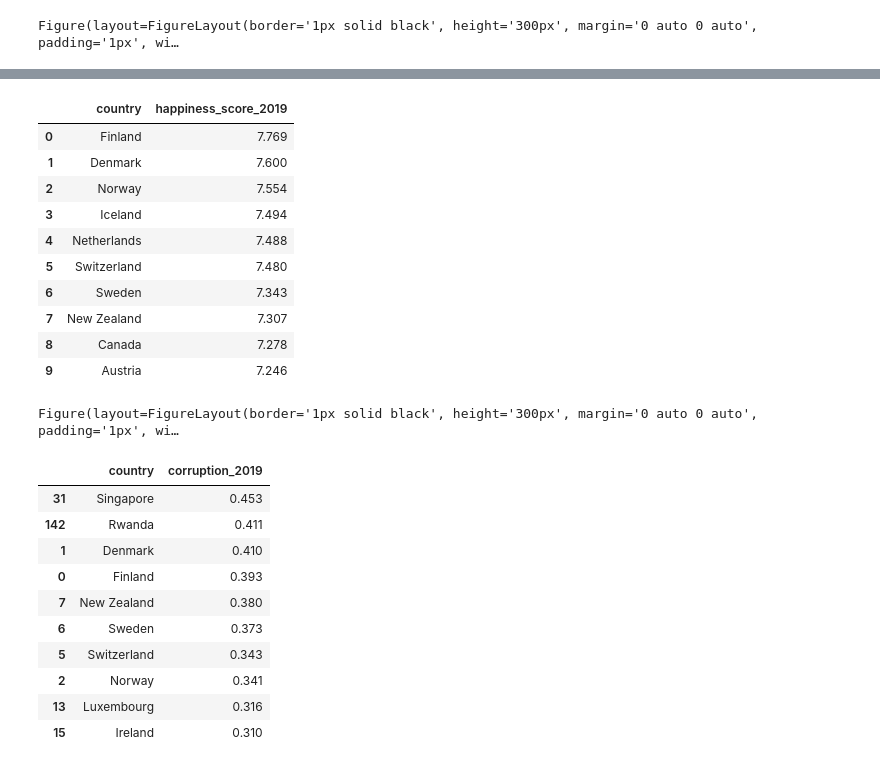
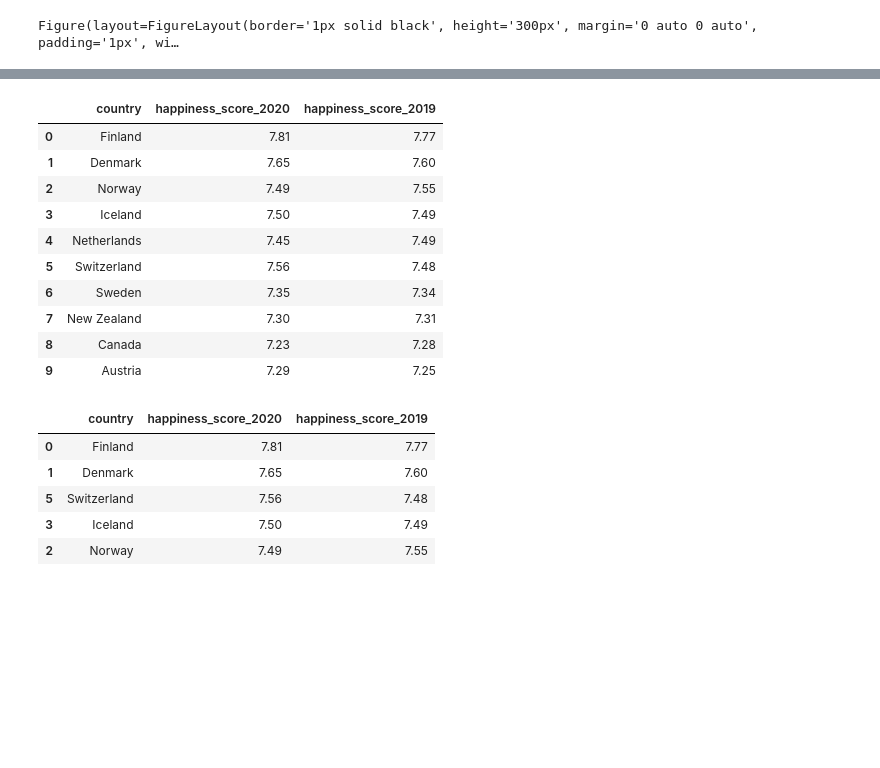
Before and after one commit to josiedeleon/Team9--Project1, a Jupyter notebook: Project 1 Happiness.ipynb, the cells around one changed output, grey strips where cells are left out. Saved outputs shown, nothing was run; the diff lists cells and outputs as text; code cells hidden in the pictures; blank space fills up the shorter version.

```diff
--- a/Project 1 Happiness.ipynb
+++ b/Project 1 Happiness.ipynb
@@ -118,0 +393,3 @@ Figure(layout=FigureLayout(border='1px solid black', height='300px', margin='0 a
+# %%
+happiness_report = Merge1920_df
+happiness_report
@@ -119,52 +410,26 @@ Figure(layout=FigureLayout(border='1px solid black', height='300px', margin='0 a
 # %%
-coord_merge_df[["country","happiness_score_2019"]].head(10)
+happyscore_byyear = round(happiness_report.filter(['country','happiness_score_2020','happiness_score_2019']),2)
+happyscore_byyear.head(10)
 # %% [output]
-|  | country | happiness_score_2019 |
-| 0 | Finland | 7.769 |
-| 1 | Denmark | 7.600 |
-| 2 | Norway | 7.554 |
-| 3 | Iceland | 7.494 |
-| 4 | Netherlands | 7.488 |
-| 5 | Switzerland | 7.480 |
-| 6 | Sweden | 7.343 |
-| 7 | New Zealand | 7.307 |
-| 8 | Canada | 7.278 |
-| 9 | Austria | 7.246 |
+|  | country | happiness_score_2020 | happiness_score_2019 |
+| 0 | Finland | 7.81 | 7.77 |
+| 1 | Denmark | 7.65 | 7.60 |
+| 2 | Norway | 7.49 | 7.55 |
+| 3 | Iceland | 7.50 | 7.49 |
+| 4 | Netherlands | 7.45 | 7.49 |
+| 5 | Switzerland | 7.56 | 7.48 |
+| 6 | Sweden | 7.35 | 7.34 |
+| 7 | New Zealand | 7.30 | 7.31 |
+| 8 | Canada | 7.23 | 7.28 |
+| 9 | Austria | 7.29 | 7.25 |
-# %%
-# Plot 2019 Trust in Government Heatmap
-coord_merge_df = coord_merge_df.sort_values(by="corruption_2019", ascending=False)
-figure_layout = {
-    'width': '400px',
-    'height': '300px',
-    'border': '1px solid black',
-    'padding': '1px',
-    'margin': '0 auto 0 auto'
-}
-fig = gmaps.figure(layout=figure_layout,map_type='HYBRID')
-
-corrupt_layer = gmaps.heatmap_layer(coord_merge_df[["lat","lng"]].head(10), coord_merge_df["corruption_2019"].head(10))
-corrupt_layer.max_intensity = 1
-corrupt_layer.point_radius = 5
-corrupt_layer.dissipating = False
-
-happyscore_byyear = round(happiness_report.filter(['country','happiness_score_2020','happiness_score_2019']),2)
-fig.add_layer(corrupt_layer)
-fig
-# %% [output]
-Figure(layout=FigureLayout(border='1px solid black', height='300px', margin='0 auto 0 auto', padding='1px', wi…
 # %%
 happyscore_byyear.sort_values(by=['happiness_score_2020'], inplace=True, ascending=False)
 happyscore_byyear
 happyscore_byyear.head()
 # %% [output]
-|  | country | corruption_2019 |
-| 31 | Singapore | 0.453 |
-| 142 | Rwanda | 0.411 |
-| 1 | Denmark | 0.410 |
-| 0 | Finland | 0.393 |
-| 7 | New Zealand | 0.380 |
-| 6 | Sweden | 0.373 |
-| 5 | Switzerland | 0.343 |
-| 2 | Norway | 0.341 |
-| 13 | Luxembourg | 0.316 |
-| 15 | Ireland | 0.310 |
+|  | country | happiness_score_2020 | happiness_score_2019 |
+| 0 | Finland | 7.81 | 7.77 |
+| 1 | Denmark | 7.65 | 7.60 |
+| 5 | Switzerland | 7.56 | 7.48 |
+| 3 | Iceland | 7.50 | 7.49 |
+| 2 | Norway | 7.49 | 7.55 |
```
Also changed, not shown: parts of 29 cells of this notebook.
